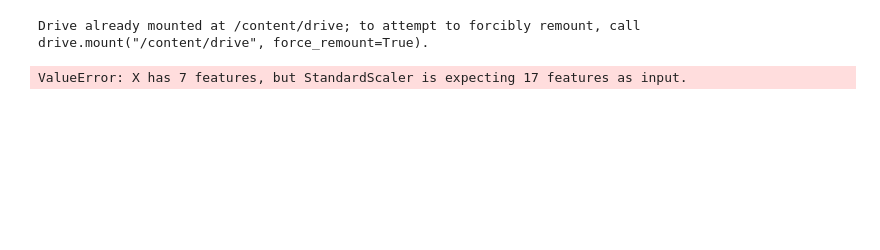
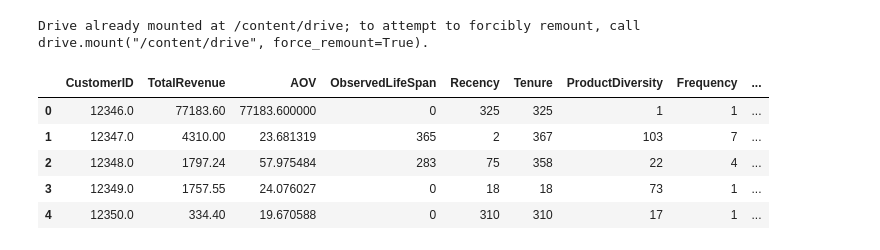
Before and after one commit to mundundan-star/online-retail-customer-analytics, a Jupyter notebook: 7.0 Retention_Priority_Matrix.ipynb, the cells around one changed output. Drawn from its saved outputs; the diff is of its cells as text; code cells hidden in the pictures; blank space fills up the shorter version.

```diff
--- a/7.0 Retention_Priority_Matrix.ipynb
+++ b/7.0 Retention_Priority_Matrix.ipynb
@@ -34,12 +34,11 @@ SELECT "CustomerID",
     TO_CHAR(MIN("InvoiceDate"), 'YYYY-MM') AS "CohortMonth"
 
 FROM v_clean_sales_analytics
-WHERE "InvoiceDate" > '2011-08-31'
+-- WHERE "InvoiceDate" > '2011-08-31'
 GROUP BY "CustomerID"
 """
 
 metrics_df = pd.read_sql(text(metrics_query), con = engine)
-
 
 rfm_query = """WITH metrics AS
 (SELECT "CustomerID",
@@ -48,39 +47,96 @@ rfm_query = """WITH metrics AS
     COUNT(DISTINCT "InvoiceDate") AS "Frequency",
     SUM("Revenue") AS "Monetary"
 FROM v_clean_sales_analytics
 WHERE "InvoiceDate" > '2011-08-31'
 GROUP BY "CustomerID"),
 
 rfm_scores AS
 (SELECT "CustomerID",
     NTILE(5) OVER(ORDER BY "Recency" DESC) AS "R",
     NTILE(5) OVER(ORDER BY "Frequency" ASC) AS "F",
     NTILE(5) OVER(ORDER BY "Monetary" ASC) AS "M"
 FROM metrics)
 
 SELECT *,
     "R" + "F" + "M" AS "RfmScore"
 FROM rfm_scores
 """
 
 rfm_df = pd.read_sql(text(rfm_query), con = engine)
 
 #Predicting churn labels
-X = metrics_df.drop(['CustomerID', 'AOV', 'CohortMonth'], axis =1)
-X = pd.get_dummies(X, drop_first = True).values
+def customer_predictions(metrics_df):
 
-metrics_df['KSegment'] = clustering_model.predict(X)
+    feature_cols = [
+    "Tenure",
+    "ObservedLifeSpan",
+    "TotalRevenue",
+    "Recency",
+    "ProductDiversity",
+    "Frequency"]
 
-#Predicting churn labels
-X = metrics_df.drop(['CustomerID', 'AOV', 'CohortMonth'], axis =1)
-X = pd.get_dummies(X, drop_first = True).values
+    X = metrics_df[feature_cols]
+    X = pd.get_dummies(X, drop_first = True)
 
-metrics_df['ChurnProbalilty'] = churn_model.predict_proba(X)[:,1]
-metrics_df['ChurnLabel'] = churn_model.predict(X)
+    metrics_df['KSegment'] = clustering_model.predict(X)
 
+    persona_mapping = {
+        3: "Low Engagement Risk Group",
+        1: "Loyal Performers",
+        0: "Lost & Inactive Customers",
+        2: "High-Value Elite"
+    }
 
+    metrics_df['KSegment'] = metrics_df['KSegment'].map(persona_mapping)
+
+    #Feature order
+    feature_cols = ['Recency', 'Frequency', 'TotalRevenue', 'ObservedLifeSpan', 'Tenure',
+       'ProductDiversity']
+
+    X = metrics_df[feature_cols]
+    X = pd.get_dummies(X, drop_first = True)
+
+    #Predicting churn labels
+    metrics_df['ChurnProbability'] = churn_model.predict_proba(X)[:,1]
+    metrics_df['ChurnLabel'] = churn_model.predict(X)
+
+    feature_cols = ['Frequency','Recency', 'TotalRevenue', 'ObservedLifeSpan', 'Tenure',
+    'ProductDiversity']
+    X = metrics_df[feature_cols]
+    X = pd.get_dummies(X, drop_first = True)
+
+    #Predicting frequency
+    metrics_df['PredictedFrequency'] = frequency_model.predict(X)
+
+    #Predicting aov
+    metrics_df['PredictedAOV'] = aov_model.predict(X)
+
+    metrics_df['PredictedCLTV'] = metrics_df['PredictedFrequency'] * metrics_df['PredictedAOV']
+    return metrics_df
+
+customer_predictions(metrics_df)
+
+#Exporting dataframes to database table
+metrics_df.to_sql(
+    name = 'production_predictions',
+    con = engine,
+    if_exists = 'replace',
+    index = False
+)
+
+rfm_df.to_sql(
+    name = 'production_rfm',
+    con = engine,
+    if_exists = 'replace',
+    index = False
+)
 
 metrics_df.head()
 # %% [output]
 Drive already mounted at /content/drive; to attempt to forcibly remount, call drive.mount("/content/drive", force_remount=True).
-ValueError: X has 7 features, but StandardScaler is expecting 17 features as input.
+|  | CustomerID | TotalRevenue | AOV | ObservedLifeSpan | Recency | Tenure | ProductDiversity | Frequency | ... |
+| 0 | 12346.0 | 77183.60 | 77183.600000 | 0 | 325 | 325 | 1 | 1 | ... |
+| 1 | 12347.0 | 4310.00 | 23.681319 | 365 | 2 | 367 | 103 | 7 | ... |
+| 2 | 12348.0 | 1797.24 | 57.975484 | 283 | 75 | 358 | 22 | 4 | ... |
+| 3 | 12349.0 | 1757.55 | 24.076027 | 0 | 18 | 18 | 73 | 1 | ... |
+| 4 | 12350.0 | 334.40 | 19.670588 | 0 | 310 | 310 | 17 | 1 | ... |
```
Also changed, not shown: parts of 3 cells of this notebook.
